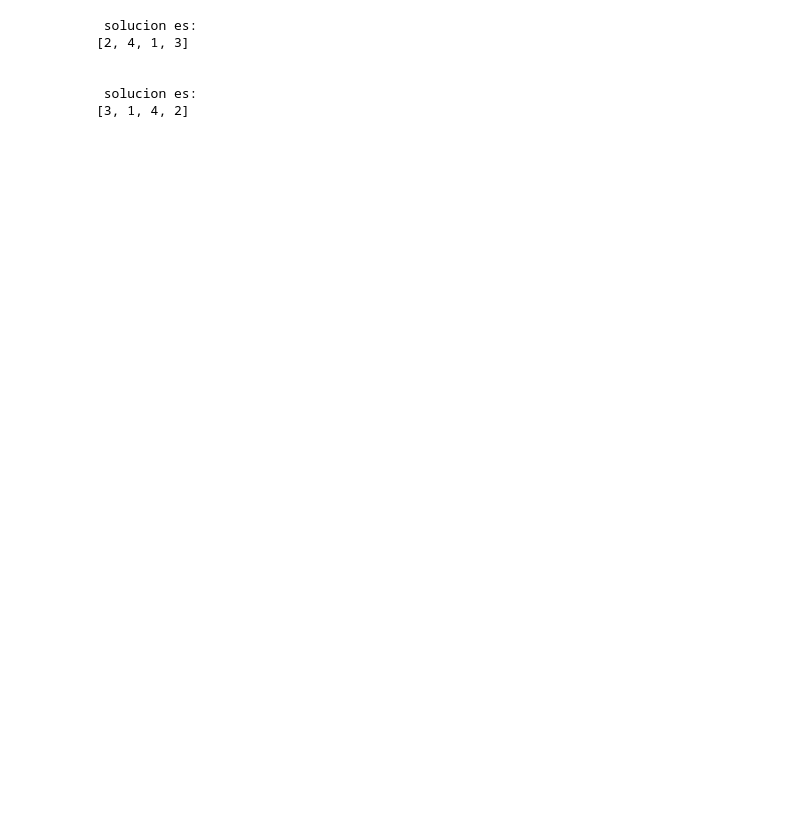
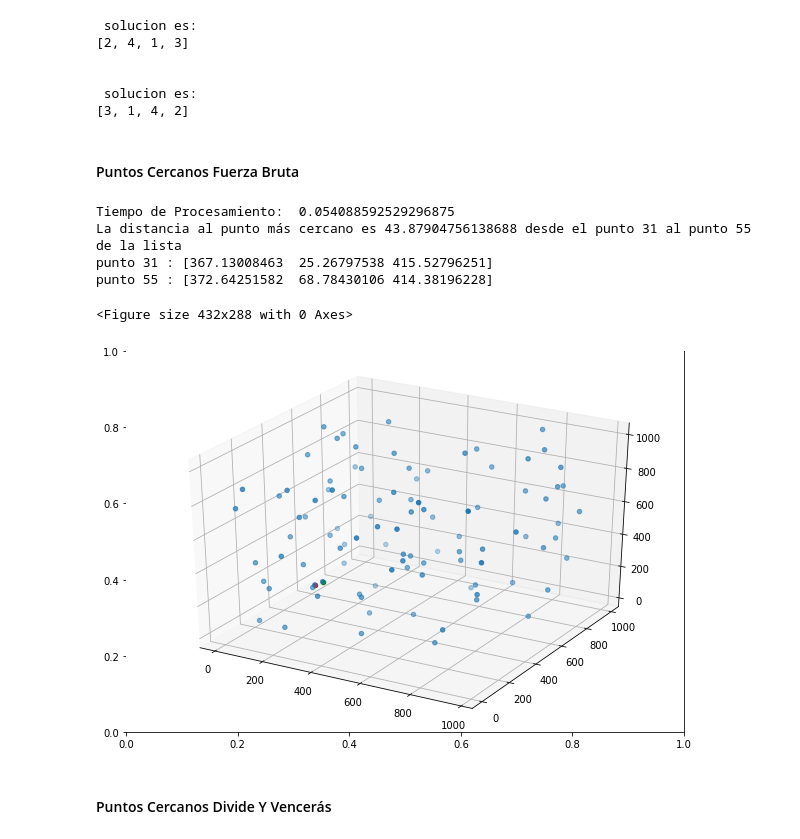
Before and after one commit to MarcoRuizS/03MAIR---Algoritmos-de-Optimizacion---2019, a Jupyter notebook: MarcoRuiz_AG1.ipynb, the cells around one changed output. Drawn from its saved outputs; the diff is of its cells as text; code cells hidden in the pictures; blank space fills up the shorter version.

```diff
--- a/MarcoRuiz_AG1.ipynb
+++ b/MarcoRuiz_AG1.ipynb
@@ -79,3 +75,24 @@ reinas (N, solucion, etapa)
 
  solucion es:
 [3, 1, 4, 2]
+# %% [markdown]
+#### Puntos Cercanos Fuerza Bruta
+# %%
+#Distancia entre dos puntos 3D por fuerza bruta Euclidea
+from scipy.spatial import distance
+def distancia_fuerza_bruta(L):
+    mejor_distancia = 10000
+    R=L
+#     L=list(set(L))
+    a =0
+#     print('L=',L)
+    for i in range(len(L)):
+        for j in range(i+1, len(L)):
+            D=distance.euclidean(R[i],L[j])
+#             print(D)
+            if D < mejor_distancia and D!=0:
+                a=distance.euclidean(R[i],L[j])
+                mejor_distancia = D
+                x=i
+                y=j
+    return[a,x,y]
@@ -81,0 +145,33 @@ reinas (N, solucion, etapa)
+# %%
+import random
+import numpy
+import time
+from mpl_toolkits.mplot3d import axes3d
+
+#generador de número de datos y dimensión (1,2 o 3)
+aleatorios = numpy.random.random((100,3)) *1000
+# print(aleatorios)
+# print('------------------------')
+
+
+start = time.time()
+a=distancia_fuerza_bruta(aleatorios)
+#Calculo del tiempo de ejecucion
+end = time.time()
+
+# Representgacion de los datos
+print ('Tiempo de Procesamiento: ',end-start)
+print('La distancia al punto más cercano es',a[0], 'desde el punto',a[1],'al punto',a[2], 'de la lista')
+print('punto',a[1],':',aleatorios[a[1]])
+print('punto',a[2],':',aleatorios[a[2]])
+
+graf(aleatorios,a[1],a[2])
+# %% [output]
+Tiempo de Procesamiento:  0.054088592529296875
+La distancia al punto más cercano es 43.87904756138688 desde el punto 31 al punto 55 de la lista
+punto 31 : [367.13008463  25.26797538 415.52796251]
+punto 55 : [372.64251582  68.78430106 414.38196228]
+<Figure size 432x288 with 0 Axes>
+[figure, added]
+# %% [markdown]
+#### Puntos Cercanos Divide Y Vencerás
```
Also changed, not shown: parts of 8 cells of this notebook.
